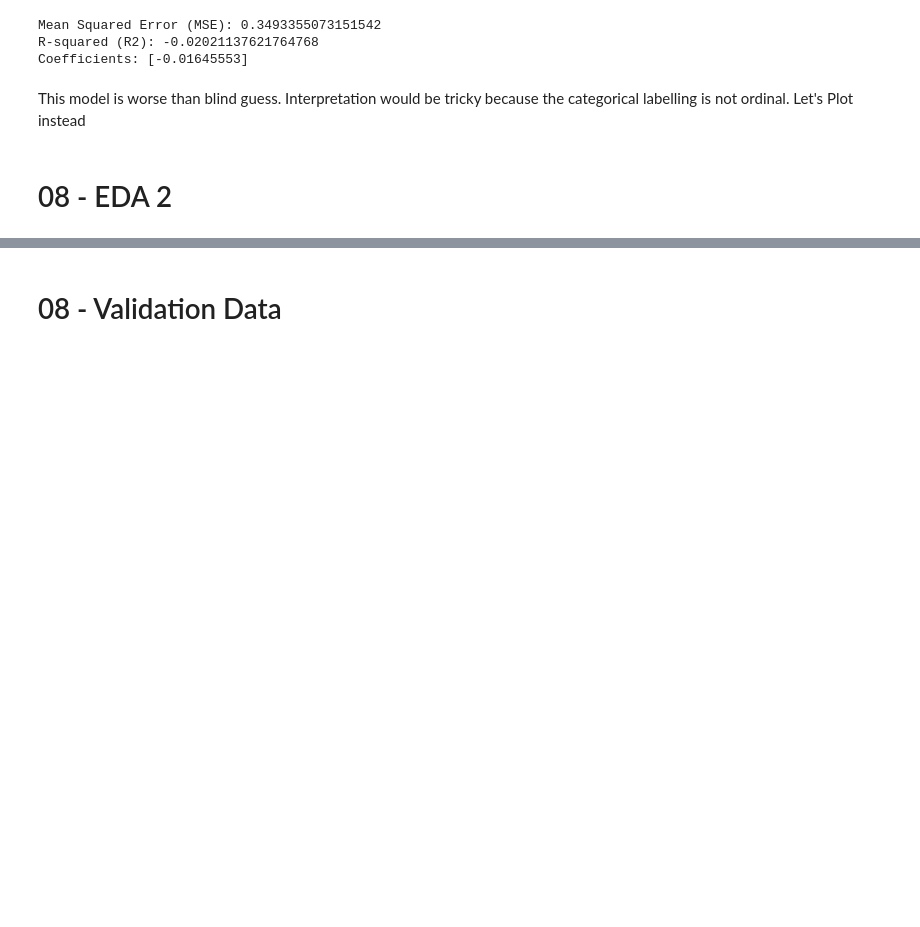
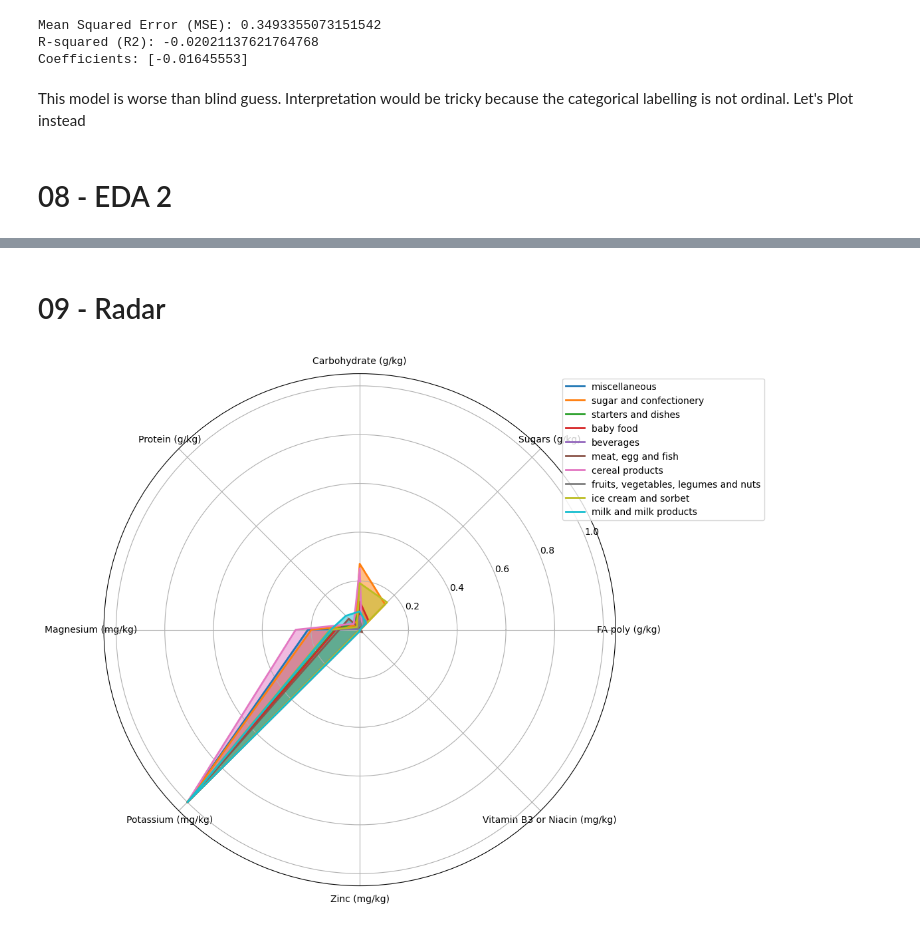
Before and after one commit to Nyobanne/5.00-project, a Jupyter notebook: AS Mid Project/Project MidBootcamp Nyob-2.ipynb, the cells around one changed output, grey strips where cells are left out. Drawn from its saved outputs; the diff is of its cells as text; code cells hidden in the pictures; blank space fills up the shorter version.

```diff
--- a/AS Mid Project/Project MidBootcamp Nyob-2.ipynb
+++ b/AS Mid Project/Project MidBootcamp Nyob-2.ipynb
@@ -905,2 +971,55 @@ Interpretation would be tricky because the categorical labelling is not ordinal.
 # %% [markdown]
-# 08 - Validation Data
+# 09 - Radar
+# %%
+from sklearn.preprocessing import MinMaxScaler
+
+# Define the nutritional columns
+nutrition_columns = ['FA poly (g/kg)', 'Sugars (g/kg)', 'Carbohydrate (g/kg)',
+                     'Protein (g/kg)', 'Magnesium (mg/kg)', 'Potassium (mg/kg)',
+                     'Zinc (mg/kg)', 'Vitamin B3 or Niacin (mg/kg)']
+
+# Calculate the number of nutritional columns
+num_vars = len(nutrition_columns)
+
+# Create subplots
+fig, ax = plt.subplots(figsize=(10, 10), subplot_kw=dict(polar=True))
+
+# Define colors for each Group_name
+colors = plt.cm.tab10(np.linspace(0, 1, 10))
+
+# Iterate over Group_names and create radar plot
+for group_name, color in zip(df['Group_name'].unique(), colors):
+    # Filter the DataFrame by Group_name
+    group_data = df[df['Group_name'] == group_name]
+
+    # Calculate mean values for nutritional columns
+    group_mean = group_data[nutrition_columns].mean()
+
+    # Skip groups with NaN values in nutrition columns
+    if group_mean.isnull().any():
+        continue
+
+    # Normalize nutritional values to the range [0, 1]
+    scaler = MinMaxScaler()
+    group_normalized = scaler.fit_transform(group_mean.values.reshape(-1, 1)).flatten()
+
+    # Compute angle for each axis
+    angles = np.linspace(0, 2 * np.pi, num_vars, endpoint=False).tolist()
+    group_normalized = np.concatenate((group_normalized, [group_normalized[0]]))
+    angles += angles[:1]
+
+    # Plot
+    ax.fill(angles, group_normalized, color=color, alpha=0.5)
+    ax.plot(angles, group_normalized, color=color, linewidth=2, linestyle='solid', label=group_name)
+
+# Add nutritional labels
+ax.set_xticks(angles[:-1])
+ax.set_xticklabels(nutrition_columns)
+
+# Add legend
+ax.legend(loc='upper right', bbox_to_anchor=(1.3, 1))
+
+# Show the plot
+plt.show()
+# %% [output]
+[figure, added]
```
Also changed, not shown: parts of 6 cells of this notebook, 5 other files.
